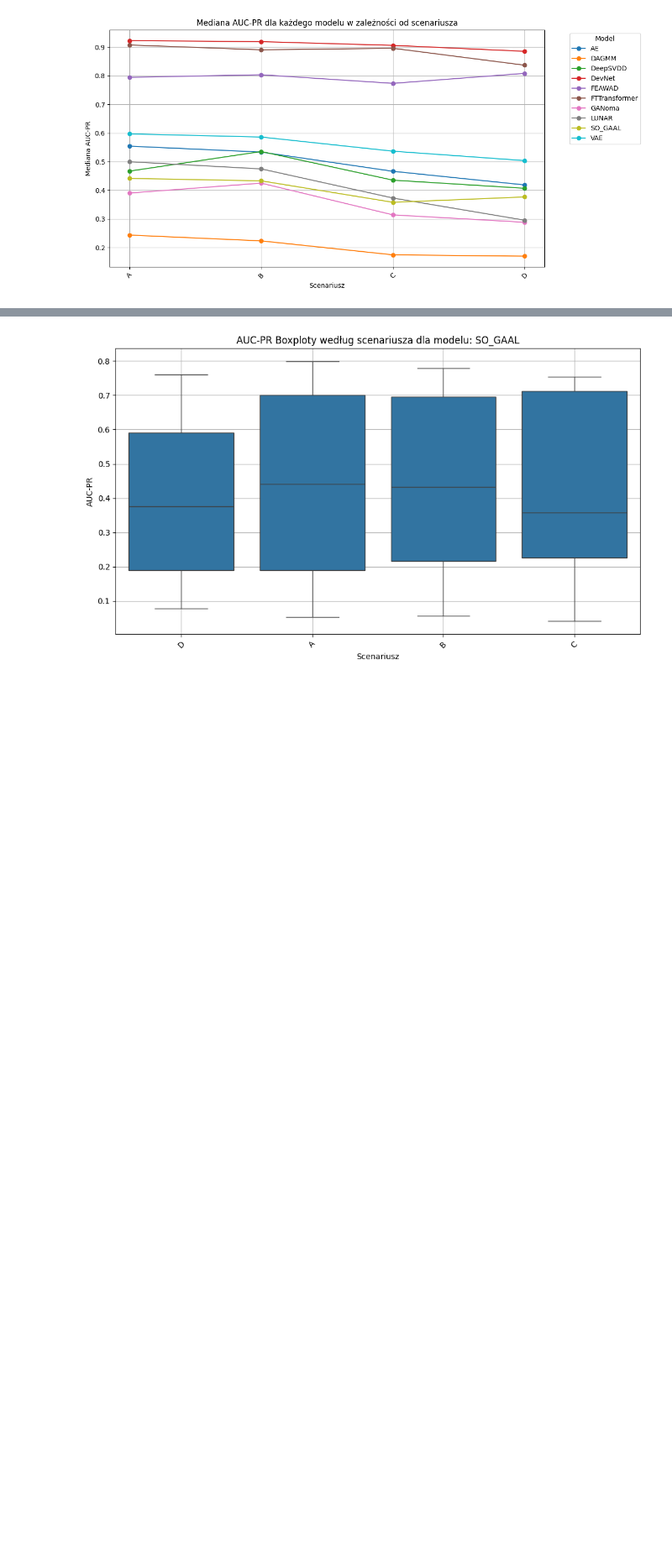
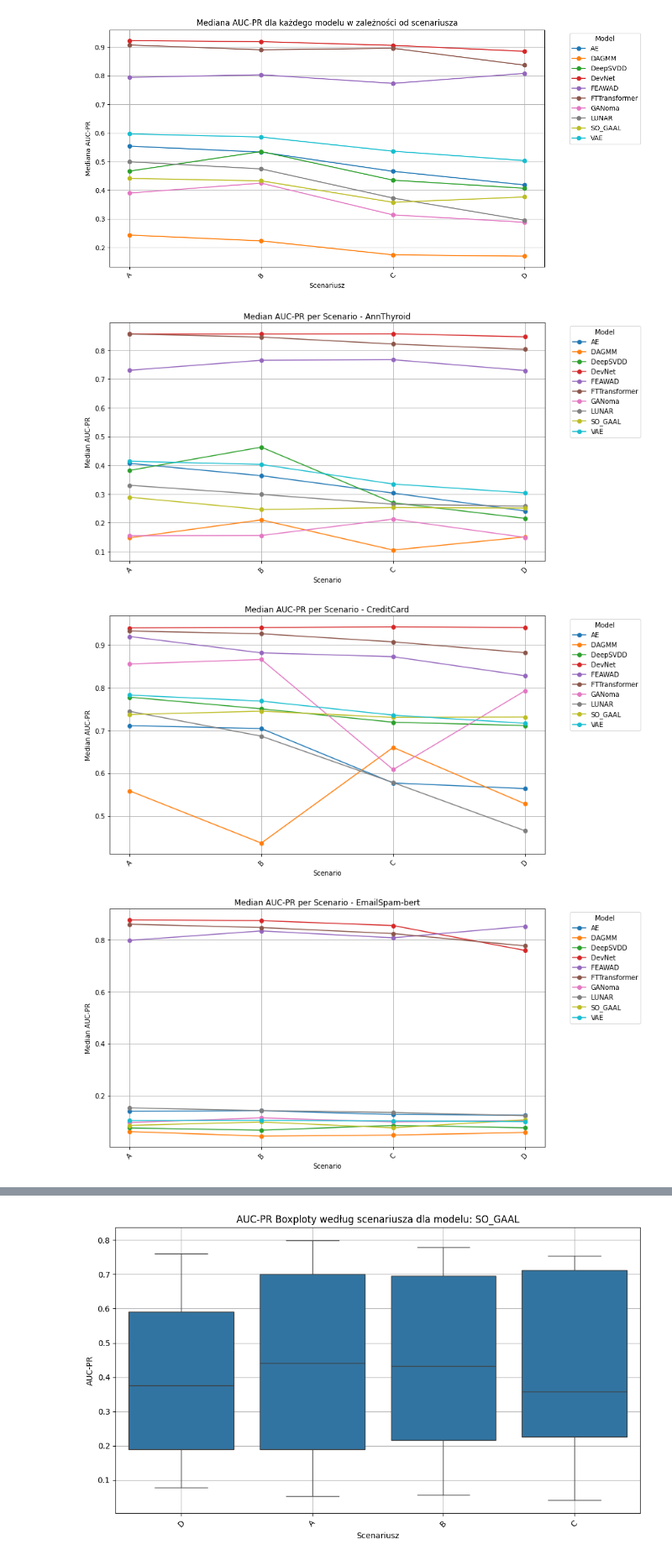
Before and after one commit to github-kamilk/anomaly_detection, a Jupyter notebook: E2_results_visualization.ipynb, the cells around one changed output, grey strips where cells are left out. Shown at 84% size. Saved outputs shown, nothing was run; the diff lists cells and outputs as text; code cells hidden in the pictures; blank space fills up the shorter version.

```diff
--- a/E2_results_visualization.ipynb
+++ b/E2_results_visualization.ipynb
@@ -27,3 +27,39 @@ def plot_median_aucpr_by_model_and_scenario(csv_path):
 plot_median_aucpr_by_model_and_scenario('experiment2_results.csv')
 # %% [output]
 [figure]
+# %%
+import pandas as pd
+import matplotlib.pyplot as plt
+
+def plot_median_aucpr_by_model_and_scenario_per_dataset(csv_path):
+    # Load CSV
+    df = pd.read_csv(csv_path)
+
+    # Group by model, scenario, and dataset; calculate median auc-PR
+    median_aucpr = df.groupby(['dataset', 'model', 'scenario'])['auc-PR'].median().reset_index()
+
+    # Iterate through each dataset and plot
+    for dataset_name in median_aucpr['dataset'].unique():
+        subset = median_aucpr[median_aucpr['dataset'] == dataset_name]
+
+        plt.figure(figsize=(12, 6))
+        for model in subset['model'].unique():
+            model_data = subset[subset['model'] == model]
+            # Sort scenarios for consistent line plotting
+            model_data = model_data.sort_values('scenario')
+            plt.plot(model_data['scenario'], model_data['auc-PR'], marker='o', label=model)
+
+        plt.title(f'Median AUC-PR per Scenario - {dataset_name}')
+        plt.xlabel('Scenario')
+        plt.ylabel('Median AUC-PR')
+        plt.xticks(rotation=45)
+        plt.legend(title='Model', bbox_to_anchor=(1.05, 1), loc='upper left')
+        plt.grid(True)
+        plt.tight_layout()
+        plt.show()
+# %%
+plot_median_aucpr_by_model_and_scenario_per_dataset("experiment2_results.csv")
+# %% [output]
+[figure, added]
+[figure, added]
+[figure, added]
```
Also changed, not shown: parts of 3 cells of this notebook, 19 other files.
